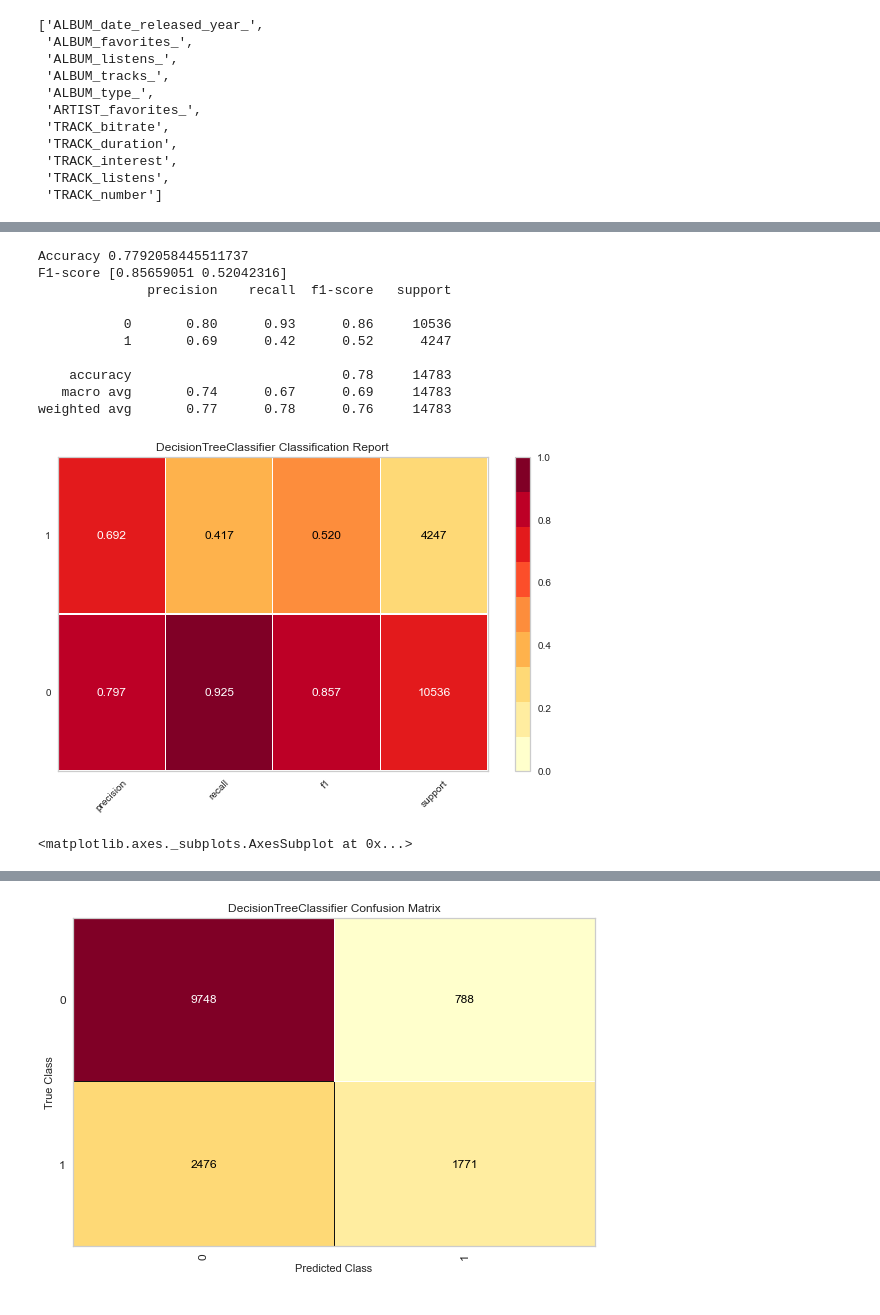
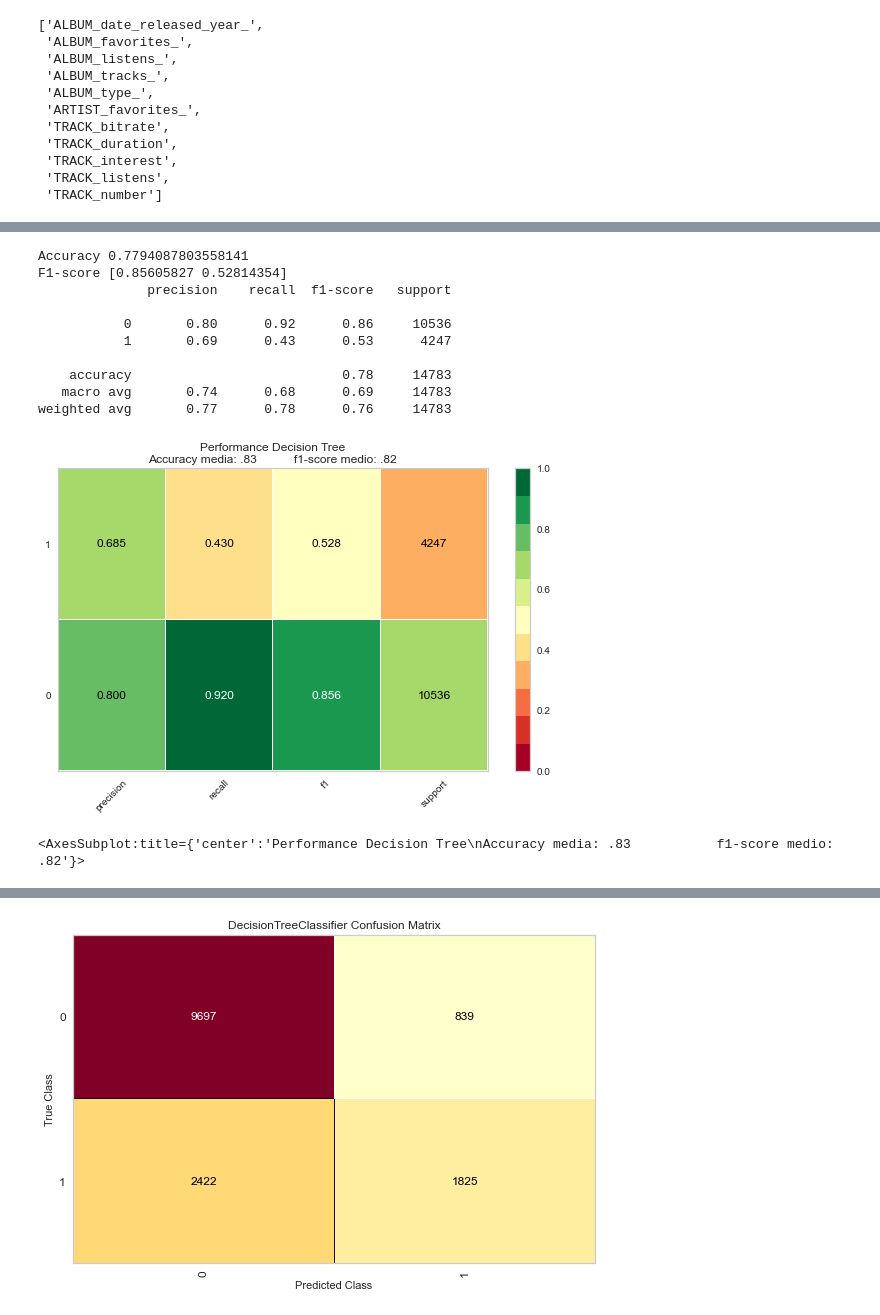
Before and after one commit to cri98li/Data-Mining-2-Project-ts-classification, a Jupyter notebook: Fase 1.2.ipynb, the cells around one changed output, grey strips where cells are left out. Saved outputs shown, nothing was run; the diff lists cells and outputs as text; code cells hidden in the pictures.

Commit message:
Aggiornato "Fase 1.2" con il nuovo task
Eseguiti tutti i modelli con i migliori iperparametri, pronti per la scrittura

```diff
--- a/Fase 1.2.ipynb
+++ b/Fase 1.2.ipynb
@@ -191,10 +197,12 @@ for col in column2encode:
     df[col] = le.fit_transform(df[col])
     label_encoders[col] = le
 # %%
-df['Rock']=[1 if genre == 'Rock' else 0 for genre in df['TRACK_genre_top']]
+df['target']=[1 if genre == 'Rock' else 0 for genre in df['TRACK_genre_top']]
 # %%
-class_name = 'Rock'
-attributes = Diff(compl, list(["Rock",'TRACK_genre_top']))
+compl = Diff(tutti, features + bitmap + nonNumerici + nulli)
+
+class_name = 'target'
+attributes = Diff(compl, list(['TRACK_genre_top']))
 
 df2 = df[df.TRACK_genre_top.isna() == False]
 
@@ -225,6 +233,5 @@ dtype: int64
 # %%
-clf = DecisionTreeClassifier(min_samples_leaf=30, max_depth=10, min_samples_split=50, random_state=42) #senza bitmap
-#clf = DecisionTreeClassifier(max_depth=60, min_samples_leaf=1, min_samples_split=70) #Con bitmap
+clf = DecisionTreeClassifier(min_samples_leaf=10, max_depth=11, min_samples_split=124, random_state=42) #senza bitmap
 clf.fit(X_train, y_train)
 y_pred0 = clf.predict(X_test)
 y_score = clf.predict_proba(X_test)
@@ -233,27 +240,27 @@ print('Accuracy %s' % accuracy_score(y_test, y_pred0))
 print('F1-score %s' % f1_score(y_test, y_pred0, average=None))
 print(classification_report(y_test, y_pred0))
 # %% [output]
-Accuracy 0.7792058445511737
-F1-score [0.85659051 0.52042316]
+Accuracy 0.7794087803558141
+F1-score [0.85605827 0.52814354]
               precision    recall  f1-score   support
 
-           0       0.80      0.93      0.86     10536
-           1       0.69      0.42      0.52      4247
+           0       0.80      0.92      0.86     10536
+           1       0.69      0.43      0.53      4247
 
     accuracy                           0.78     14783
-   macro avg       0.74      0.67      0.69     14783
+   macro avg       0.74      0.68      0.69     14783
 weighted avg       0.77      0.78      0.76     14783
 # %%
 from yellowbrick.classifier import ClassificationReport
 
-visualizer = ClassificationReport(clf, support=True)
+visualizer = ClassificationReport(clf, support=True, title="Performance Decision Tree\nAccuracy media: .83           f1-score medio: .82", cmap="RdYlGn")
 
 visualizer.fit(X_train, y_train)
 visualizer.score(X_test, y_test)
 visualizer.show()
 # %% [output]
-[figure, old version]
+[figure, new version]
-<matplotlib.axes._subplots.AxesSubplot at 0x...>
+<AxesSubplot:title={'center':'Performance Decision Tree\nAccuracy media: .83           f1-score medio: .82'}>
 # %%
 from yellowbrick.classifier import ClassPredictionError
 from yellowbrick.classifier import class_prediction_error
```
Also changed, not shown: parts of 33 cells of this notebook, 1 other file.
